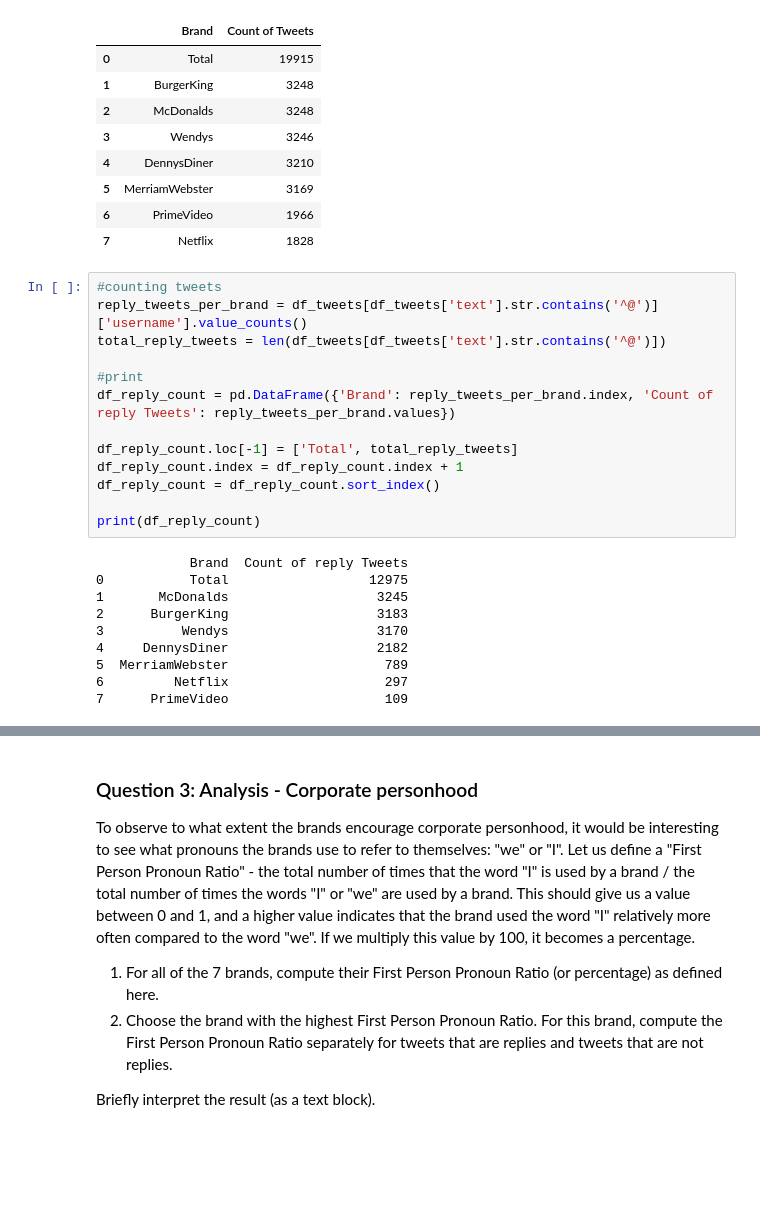
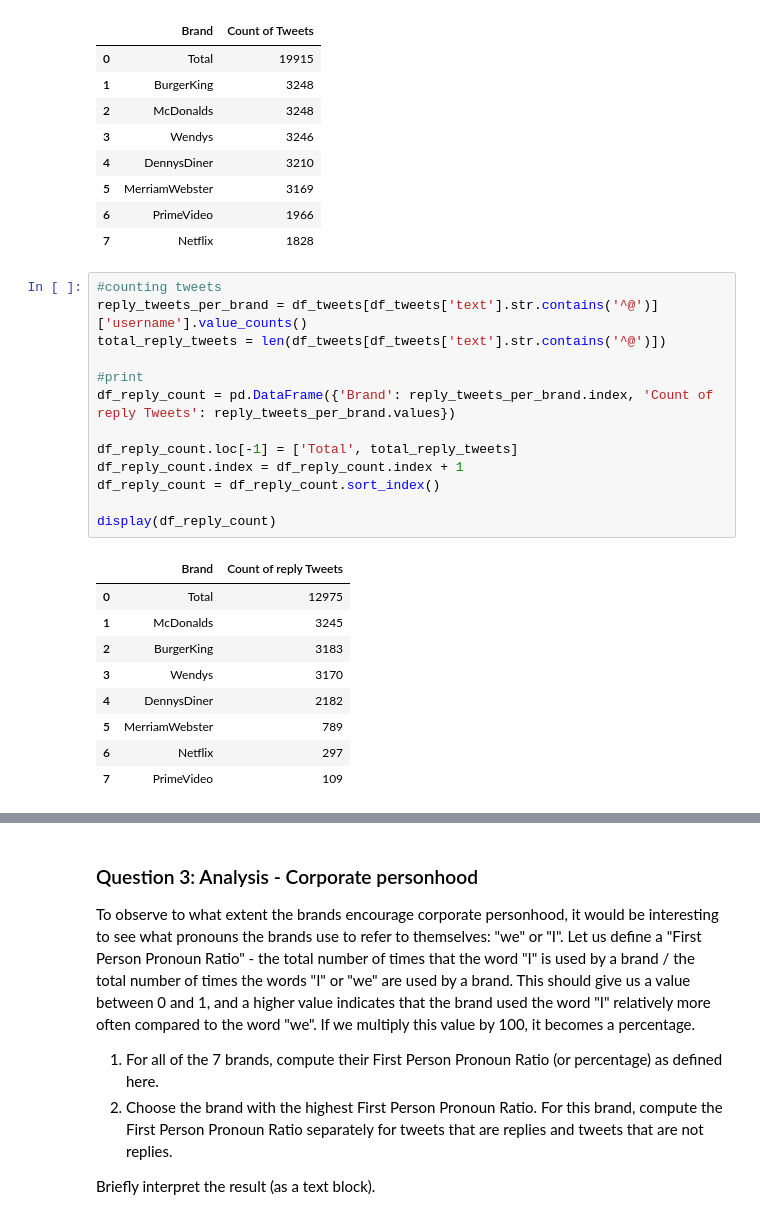
Before and after one commit to LeonardLehman/2023-coding-the-humanities, a Jupyter notebook: notebooks/CtH-final/Exam_CtH_2023.ipynb, the cells around one changed output, grey strips where cells are left out. Drawn from its saved outputs; the diff is of its cells as text; blank space fills up the shorter version.

```diff
--- a/notebooks/CtH-final/Exam_CtH_2023.ipynb
+++ b/notebooks/CtH-final/Exam_CtH_2023.ipynb
@@ -122,26 +122,26 @@ display(df_tweets_count)
 # %%
 #counting tweets
 reply_tweets_per_brand = df_tweets[df_tweets['text'].str.contains('^@')]['username'].value_counts()
 total_reply_tweets = len(df_tweets[df_tweets['text'].str.contains('^@')])
 
 #print
 df_reply_count = pd.DataFrame({'Brand': reply_tweets_per_brand.index, 'Count of reply Tweets': reply_tweets_per_brand.values})
 
 df_reply_count.loc[-1] = ['Total', total_reply_tweets]
 df_reply_count.index = df_reply_count.index + 1
 df_reply_count = df_reply_count.sort_index()
 
-print(df_reply_count)
+display(df_reply_count)
 # %% [output]
-            Brand  Count of reply Tweets
-0           Total                  12975
-1       McDonalds                   3245
-2      BurgerKing                   3183
-3          Wendys                   3170
-4     DennysDiner                   2182
-5  MerriamWebster                    789
-6         Netflix                    297
-7      PrimeVideo                    109
+|  | Brand | Count of reply Tweets |
+| 0 | Total | 12975 |
+| 1 | McDonalds | 3245 |
+| 2 | BurgerKing | 3183 |
+| 3 | Wendys | 3170 |
+| 4 | DennysDiner | 2182 |
+| 5 | MerriamWebster | 789 |
+| 6 | Netflix | 297 |
+| 7 | PrimeVideo | 109 |
 # %%
 #sorting all tweets by number of likes
 sorted_by_likes = df_tweets.sort_values(by='like_count', ascending=False)
```
Also changed, not shown: parts of 3 cells of this notebook.
